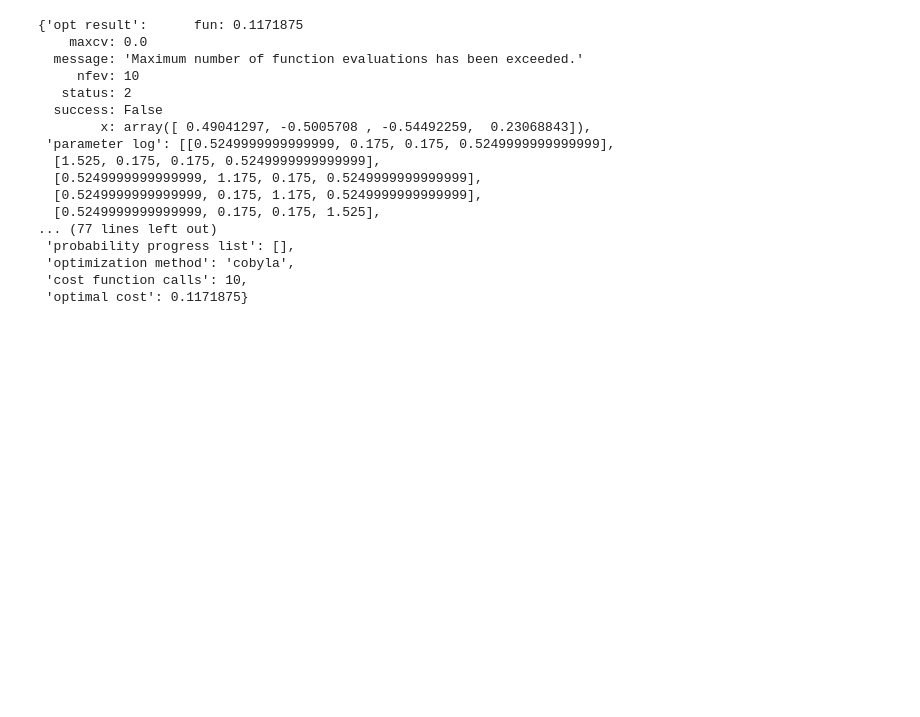
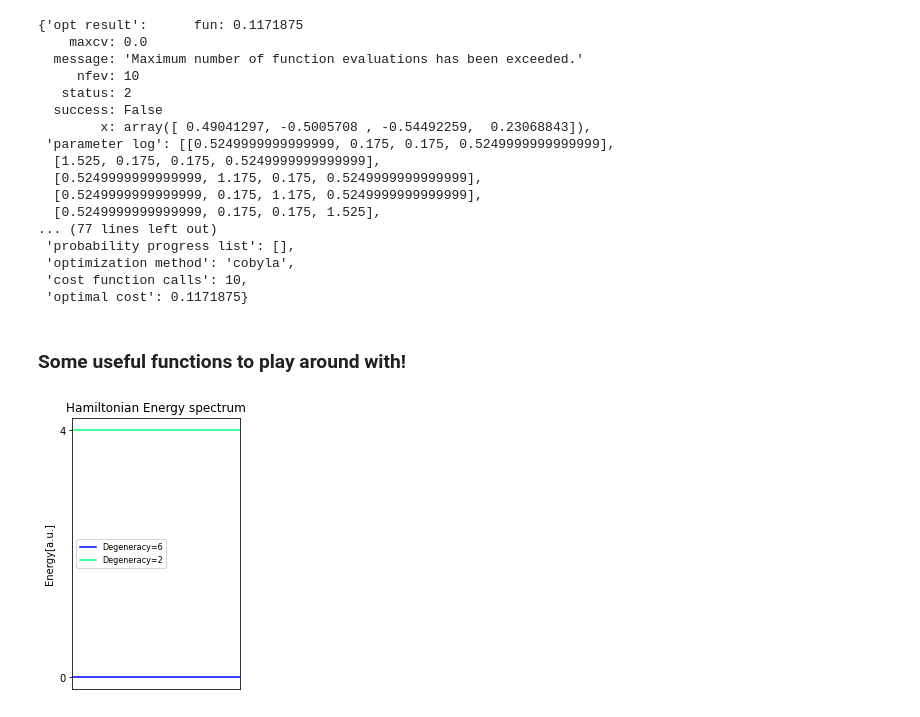
Before and after one commit to entropicalabs/openqaoa, a Jupyter notebook: openqaoa_example.ipynb, the cells around one changed output. Drawn from its saved outputs; the diff is of its cells as text; code cells hidden in the pictures; blank space fills up the shorter version.

```diff
--- a/openqaoa_example.ipynb
+++ b/openqaoa_example.ipynb
@@ -204,0 +232,2 @@ optimizer_obj.results_information()
+# %% [markdown]
+### Some useful functions to play around with!
@@ -204,0 +236,4 @@ optimizer_obj.results_information()
+# %%
+plot_energy_spectrum(cost_hamil)
+# %% [output]
+[figure, added]
```
Also changed, not shown: parts of 26 cells of this notebook.
